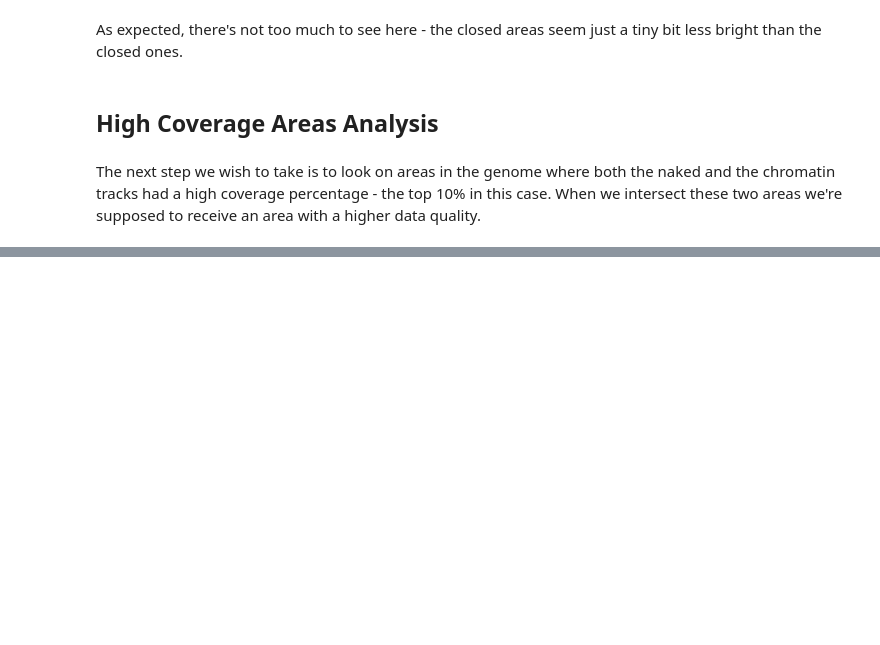
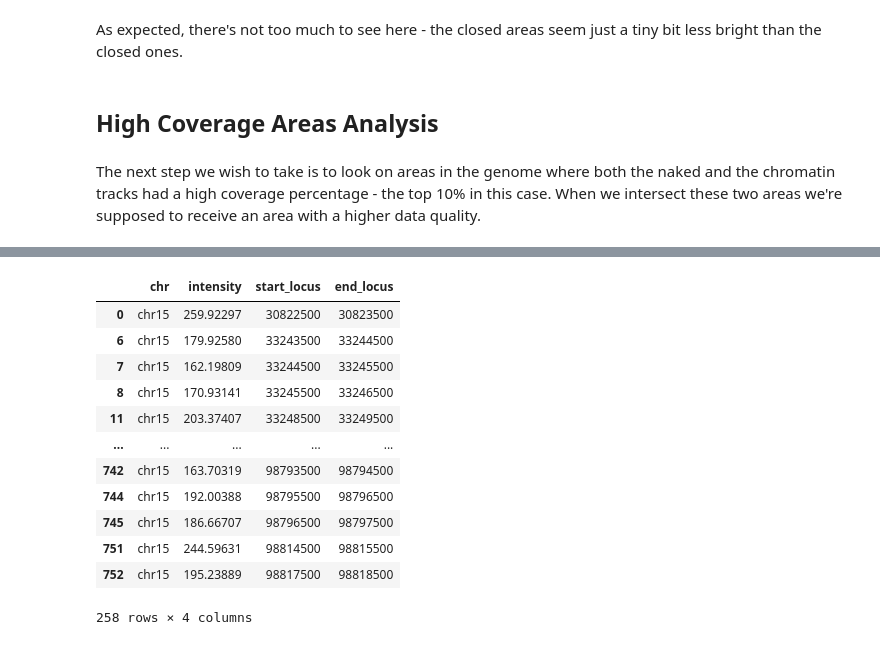
Before and after one commit to ebensteinLab/EcoDAM, a Jupyter notebook: notebooks/normalize_chrom_to_atac.ipynb, the cells around one changed output, grey strips where cells are left out. Cells and saved outputs as stored; diff of their text form; code cells hidden in the pictures; blank space fills up the shorter version.

```diff
--- a/notebooks/normalize_chrom_to_atac.ipynb
+++ b/notebooks/normalize_chrom_to_atac.ipynb
@@ -73,13 +73,13 @@ The idea now is to use the open areas of the chromosome, as defined by ATAC, to
 
 Sadly we can't simply look at the NFR as defined by ATAC and use them to find the "open" chromatin regions. This is understod by looking at the IGV traces - we see that these NFR can be very narrow, but the chromatin's low resolution means that a small open area leads to an entire KB being "grabbed" and tagged as an NFR. The result is that if we do this naively, we tag as open about 2/3 of the genome. To circumvent this we'll only use longer open regions, i.e. areas where the number of open BP is the majority of BP. The logic described above is coded in `get_index_values_for_nfr()`.
 # %%
-nfr_atac = pd.read_csv(
+nfr_atac = pd.read_csv(/
     "/mnt/saphyr/Saphyr_Data/DAM_DLE_VHL_DLE/Hagai/ENCFF240YRV_top_peaks.bedgraph",
     sep="\t",
     names=["chr", "start_locus", "end_locus", "intensity"],
 )
 chrom = eco.data.copy()
-chrom.loc[:, 'start_locus'] = chrom.index.left
-chrom.loc[:, 'end_locus'] = chrom.index.right
-chrom = chrom.reset_index().drop('locus', axis=1)
+chrom.loc[:, "start_locus"] = chrom.index.left
+chrom.loc[:, "end_locus"] = chrom.index.right
+chrom = chrom.reset_index().drop("locus", axis=1)
 nfr_loci = get_index_values_for_nfr(nfr_atac, chrom)
@@ -578,0 +602,6 @@ highcov_naked_fname = pathlib.Path(
+# %%
+nfr_high_coverage = get_index_values_for_nfr(
+    nfr_atac.bg.index_to_columns(),
+    highcov_chrom_overlap.bg.index_to_columns(),
+    open_pct=0.1,
+)
@@ -578,0 +633,16 @@ highcov_naked_fname = pathlib.Path(
+# %%
+nfr_high_coverage
+# %% [output]
+|  | chr | intensity | start_locus | end_locus |
+| 0 | chr15 | 259.92297 | 30822500 | 30823500 |
+| 6 | chr15 | 179.92580 | 33243500 | 33244500 |
+| 7 | chr15 | 162.19809 | 33244500 | 33245500 |
+| 8 | chr15 | 170.93141 | 33245500 | 33246500 |
+| 11 | chr15 | 203.37407 | 33248500 | 33249500 |
+| ... | ... | ... | ... | ... |
+| 742 | chr15 | 163.70319 | 98793500 | 98794500 |
+| 744 | chr15 | 192.00388 | 98795500 | 98796500 |
+| 745 | chr15 | 186.66707 | 98796500 | 98797500 |
+| 751 | chr15 | 244.59631 | 98814500 | 98815500 |
+| 752 | chr15 | 195.23889 | 98817500 | 98818500 |
+258 rows × 4 columns
```
Also changed, not shown: parts of 16 cells of this notebook, 11 other files.
